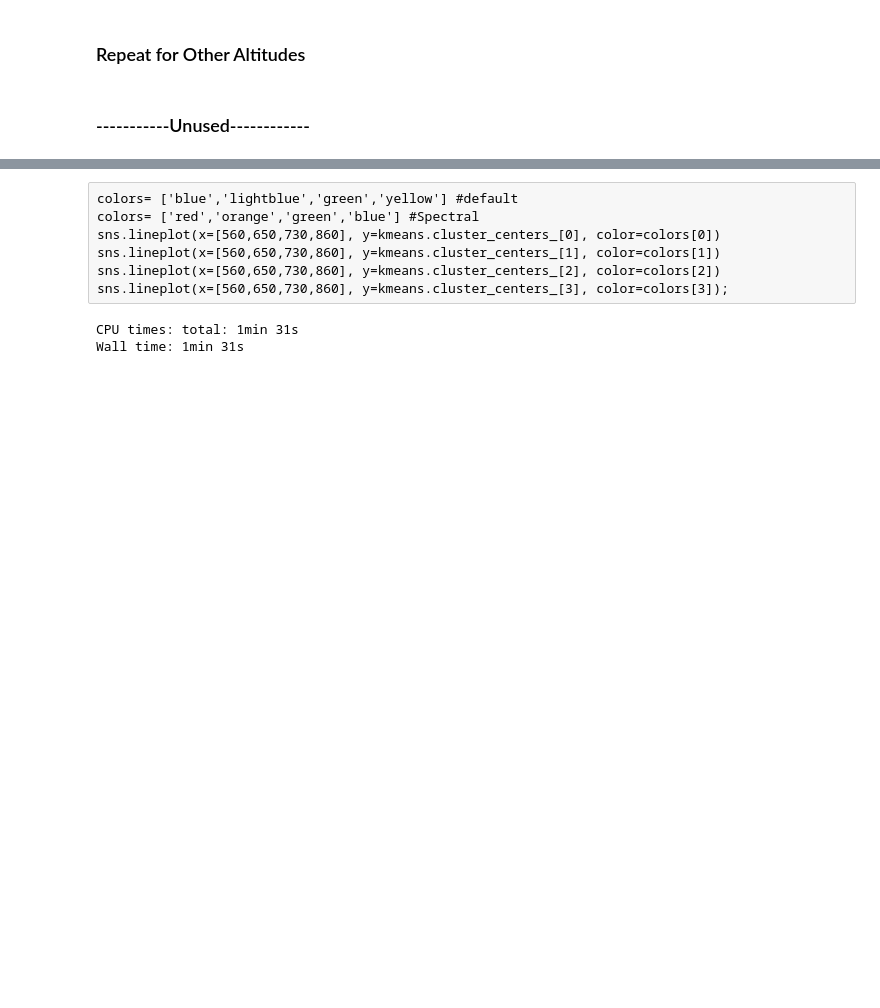
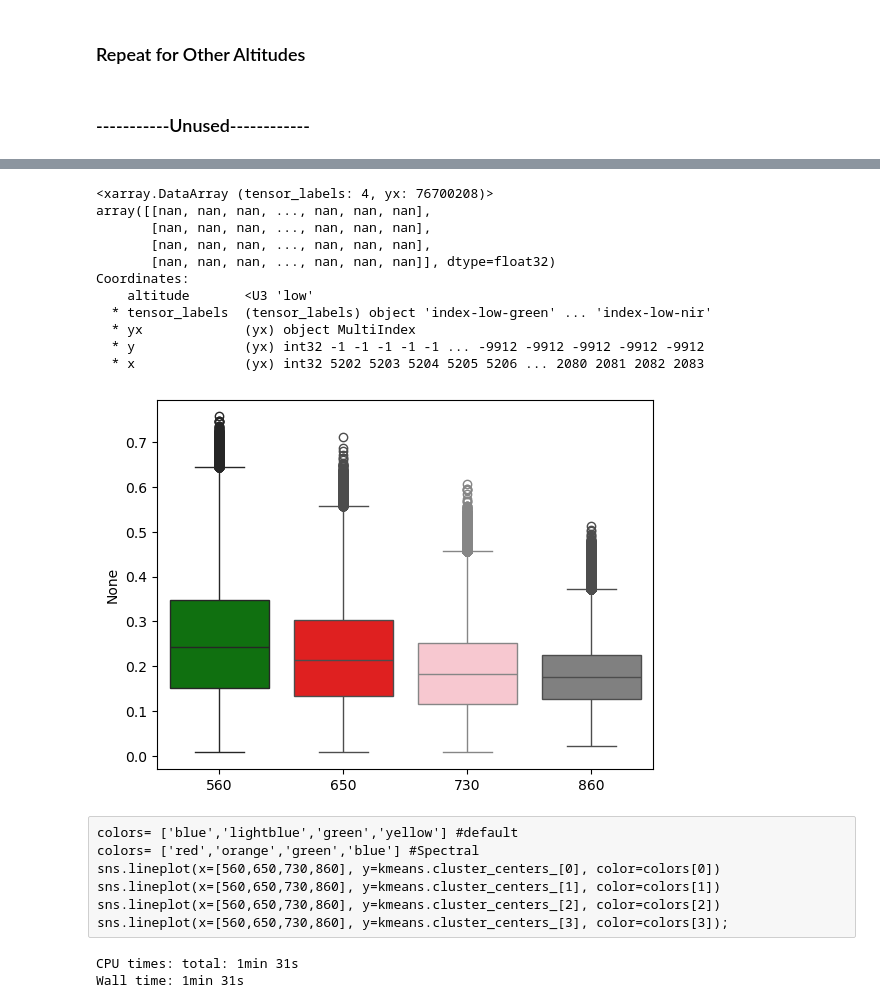
Before and after one commit to ds4114/Greenland_Drone_Analysis, a Jupyter notebook: code/ds4114_albedo_clustering.ipynb, the cells around one changed output, grey strips where cells are left out. Cells and saved outputs as stored; diff of their text form; code cells hidden in the pictures; blank space fills up the shorter version.

```diff
--- a/code/ds4114_albedo_clustering.ipynb
+++ b/code/ds4114_albedo_clustering.ipynb
@@ -328,3 +435,18 @@ Null Data - 29,159,227 - 27.6% of Total Pixels
+# %%
+print_histogram_random(index_full_stack_noNaN, .2)
+# %% [output]
+<xarray.DataArray (tensor_labels: 4, yx: 76700208)>
+array([[nan, nan, nan, ..., nan, nan, nan],
+       [nan, nan, nan, ..., nan, nan, nan],
+       [nan, nan, nan, ..., nan, nan, nan],
+       [nan, nan, nan, ..., nan, nan, nan]], dtype=float32)
+Coordinates:
+    altitude       <U3 'low'
+  * tensor_labels  (tensor_labels) object 'index-low-green' ... 'index-low-nir'
+  * yx             (yx) object MultiIndex
+  * y              (yx) int32 -1 -1 -1 -1 -1 ... -9912 -9912 -9912 -9912 -9912
+  * x              (yx) int32 5202 5203 5204 5205 5206 ... 2080 2081 2082 2083
+[figure, added]
 # %% [raw]
 colors= ['blue','lightblue','green','yellow'] #default
 colors= ['red','orange','green','blue'] #Spectral
```
Also changed, not shown: parts of 21 cells of this notebook.
